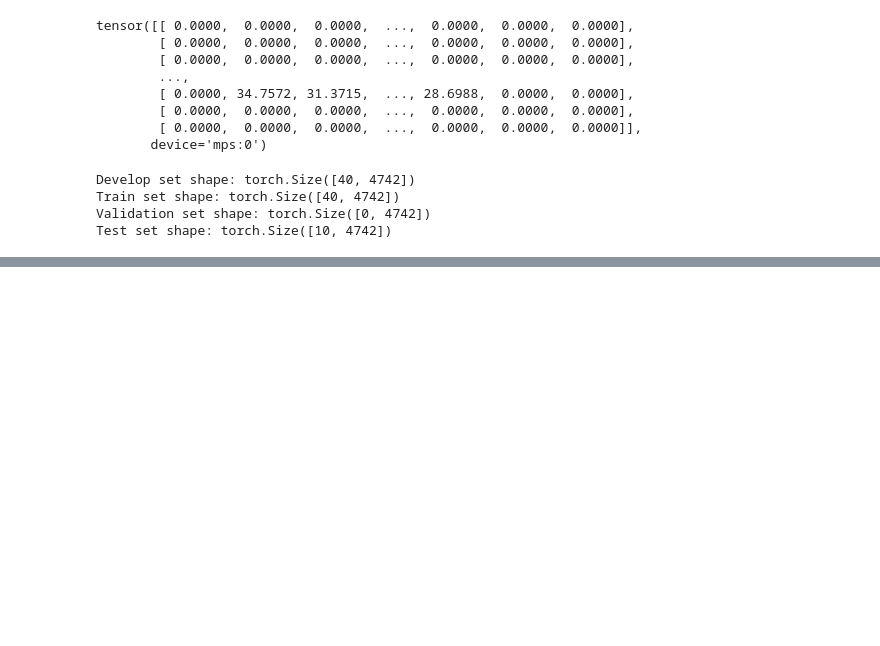
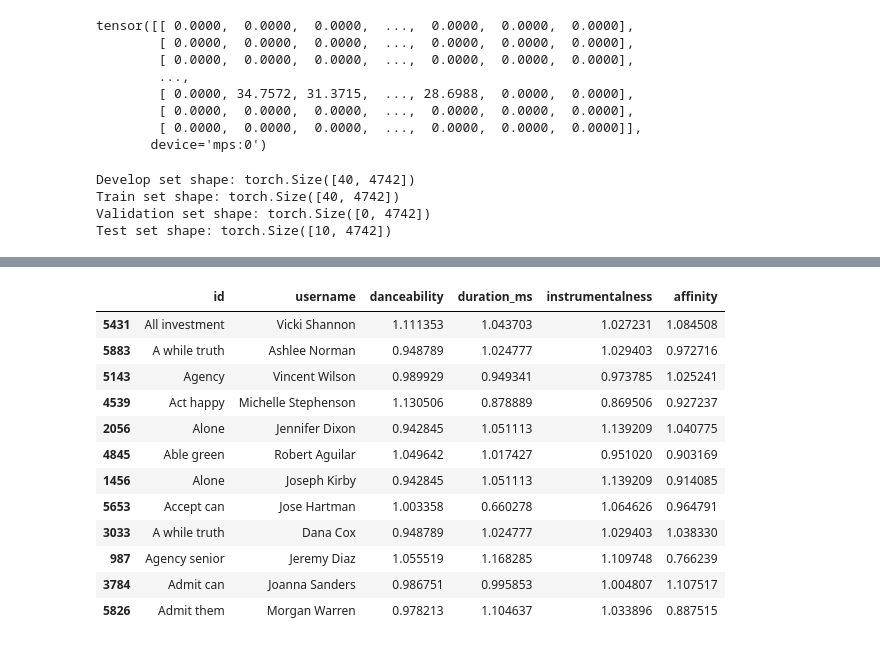
Before and after one commit to owengombas/spotify-recommender, a Jupyter notebook: recommender_vae.ipynb, the cells around one changed output, grey strips where cells are left out. Cells and saved outputs as stored; diff of their text form; code cells hidden in the pictures; blank space fills up the shorter version.

Commit message:
Recommend VAE

```diff
--- a/recommender_vae.ipynb
+++ b/recommender_vae.ipynb
@@ -339,0 +340,9 @@ for i in dim1:
+# %%
+username = "michelle"
+user_id = matrix_mf.usernames_to_ids([username])[0]
+
+
+user_id = 0
+print(f"User id: {user_id}")
+user_seen = matrix_mf.get_interactions_ids(user_id)
+user_seen.cpu().numpy().shape
@@ -339,0 +374,23 @@ for i in dim1:
+# %%
+items_ids = model.recommend(
+    user_id=user_id,
+    matrix=user_interacted_with,
+    latent_representations=z,
+    filter_items=True,
+    top_k=10,
+)[0]
+matrix_mf.item_ids_to_df(items_ids.cpu().numpy())
+# %% [output]
+|  | id | username | danceability | duration_ms | instrumentalness | affinity |
+| 5431 | All investment | Vicki Shannon | 1.111353 | 1.043703 | 1.027231 | 1.084508 |
+| 5883 | A while truth | Ashlee Norman | 0.948789 | 1.024777 | 1.029403 | 0.972716 |
+| 5143 | Agency | Vincent Wilson | 0.989929 | 0.949341 | 0.973785 | 1.025241 |
+| 4539 | Act happy | Michelle Stephenson | 1.130506 | 0.878889 | 0.869506 | 0.927237 |
+| 2056 | Alone | Jennifer Dixon | 0.942845 | 1.051113 | 1.139209 | 1.040775 |
+| 4845 | Able green | Robert Aguilar | 1.049642 | 1.017427 | 0.951020 | 0.903169 |
+| 1456 | Alone | Joseph Kirby | 0.942845 | 1.051113 | 1.139209 | 0.914085 |
+| 5653 | Accept can | Jose Hartman | 1.003358 | 0.660278 | 1.064626 | 0.964791 |
+| 3033 | A while truth | Dana Cox | 0.948789 | 1.024777 | 1.029403 | 1.038330 |
+| 987 | Agency senior | Jeremy Diaz | 1.055519 | 1.168285 | 1.109748 | 0.766239 |
+| 3784 | Admit can | Joanna Sanders | 0.986751 | 0.995853 | 1.004807 | 1.107517 |
+| 5826 | Admit them | Morgan Warren | 0.978213 | 1.104637 | 1.033896 | 0.887515 |
```
Also changed, not shown: parts of 9 cells of this notebook, 49 other files.
